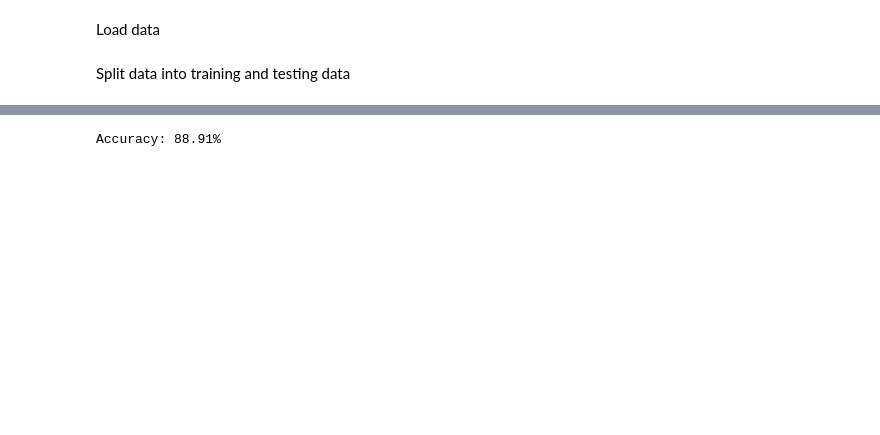
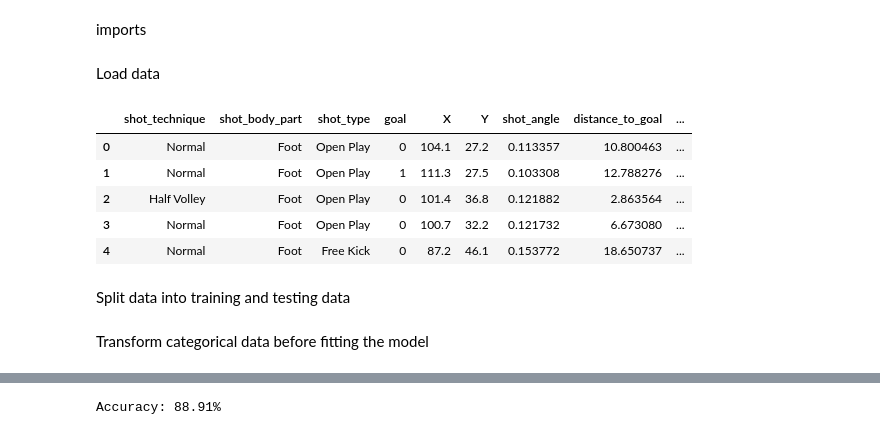
Before and after one commit to Elmehdi9/Building-expected-goals-model, a Jupyter notebook: expected goals model.ipynb, the cells around one changed output, grey strips where cells are left out. Saved outputs shown, nothing was run; the diff lists cells and outputs as text; code cells hidden in the pictures; blank space fills up the shorter version.

```diff
--- a/expected goals model.ipynb
+++ b/expected goals model.ipynb
@@ -1,3 +11,5 @@
+# %% [markdown]
+imports
 # %%
 import pandas as pd
 import numpy as np
@@ -16,10 +29,21 @@ df= pd.read_parquet('output/prep_shots.parquet')
 df.drop(columns= ["id", "index", "match_id", "shot_first_time", "under_pressure"], inplace= True)
 features= df.drop(columns= ["goal"])
 y= df.goal
+# %%
+df.head()
+# %% [output]
+|  | shot_technique | shot_body_part | shot_type | goal | X | Y | shot_angle | distance_to_goal | ... |
+| 0 | Normal | Foot | Open Play | 0 | 104.1 | 27.2 | 0.113357 | 10.800463 | ... |
+| 1 | Normal | Foot | Open Play | 1 | 111.3 | 27.5 | 0.103308 | 12.788276 | ... |
+| 2 | Half Volley | Foot | Open Play | 0 | 101.4 | 36.8 | 0.121882 | 2.863564 | ... |
+| 3 | Normal | Foot | Open Play | 0 | 100.7 | 32.2 | 0.121732 | 6.673080 | ... |
+| 4 | Normal | Foot | Free Kick | 0 | 87.2 | 46.1 | 0.153772 | 18.650737 | ... |
 # %% [markdown]
 Split data into training and testing data
 # %%
 x_train, x_test, y_train, y_test= train_test_split(features, y, test_size= .2, random_state= 42, stratify= y)
+# %% [markdown]
+Transform categorical data before fitting the model
 # %%
 ct = ColumnTransformer(
     [('oh_encoder', OneHotEncoder(), ['shot_technique', 'shot_body_part', 'shot_type'])],
```
Also changed, not shown: parts of 7 cells of this notebook.
